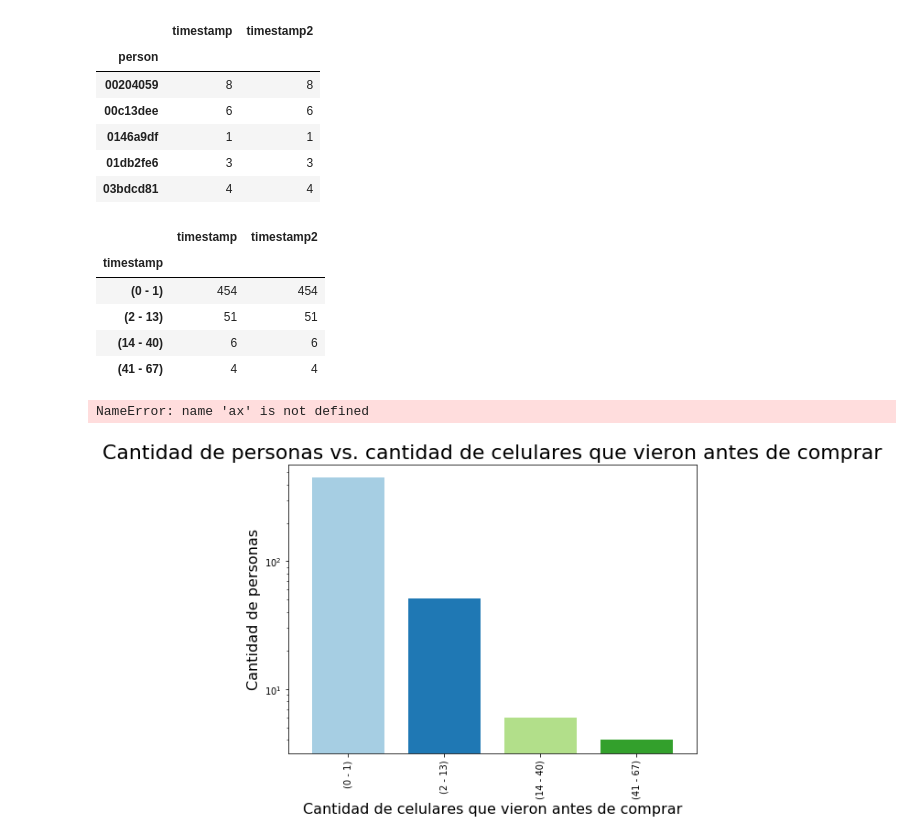
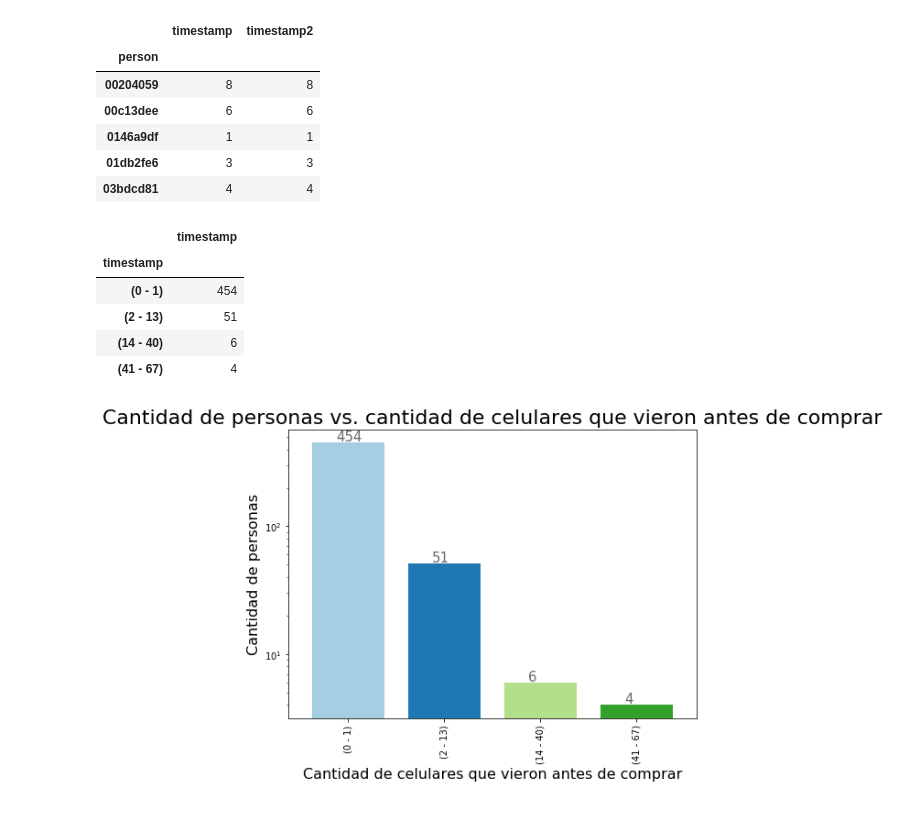
Before and after one commit to SDorgan/TP_Orga_Datos_2018_2C, a Jupyter notebook: cantidad de celulares vistos desde que entro por primera vez hasta que realizo la primer compra.ipynb, the cells around one changed output. Drawn from its saved outputs; the diff is of its cells as text; code cells hidden in the pictures.

```diff
--- a/cantidad de celulares vistos desde que entro por primera vez hasta que realizo la primer compra.ipynb
+++ b/cantidad de celulares vistos desde que entro por primera vez hasta que realizo la primer compra.ipynb
@@ -51,34 +51,32 @@ vistos.head()
 | 03bdcd81 | 4 | 4 |
 # %%
 datos_4_bins = vistos.groupby(pd.cut(vistos["timestamp"], 4, labels = ('(0 - 1)','(2 - 13)', '(14 - 40)','(41 - 67)'))).count()
+datos_4_bins = datos_4_bins.drop(["timestamp2"],axis='columns')
 datos_4_bins
 # %% [output]
-|  | timestamp | timestamp2 |
-| timestamp |  |  |
-| (0 - 1) | 454 | 454 |
-| (2 - 13) | 51 | 51 |
-| (14 - 40) | 6 | 6 |
-| (41 - 67) | 4 | 4 |
+|  | timestamp |
+| timestamp |  |
+| (0 - 1) | 454 |
+| (2 - 13) | 51 |
+| (14 - 40) | 6 |
+| (41 - 67) | 4 |
 # %%
 x = np.logspace(0, 5, num=21)
 y = (np.sin(1.e-2*(x[:-1]-20))+3)**10
 
 p = datos_4_bins.plot(kind='bar',    # Plot a bar chart
         legend=False,    # Turn the Legend off
         width=0.75,      # Set bar width as 75% of space available
         figsize=(8,5.8),  # Set size of plot in inches
         color=[plt.cm.Paired(np.arange(len(vistos)))],
         logy=True)
 
 p.set_xlabel("Cantidad de celulares que vieron antes de comprar", size = 16)
 p.set_ylabel("Cantidad de personas", size = 16)
 p.set_title("Cantidad de personas vs. cantidad de celulares que vieron antes de comprar", size = 22)
 
-for i in ax.patches:
+for i in p.patches:
     # get_width pulls left or right; get_y pushes up or down
-    ax.text (i.get_y()+.38, i.get_width()+.3, \
-            str(round((i.get_y()/total)*100, 2))+'%', fontsize=15,
-color='dimgrey')
+    p.text (i.get_x()+.25, (103*i.get_height()/100), i.get_height(), fontsize=15, color='dimgrey')
 # %% [output]
-NameError: name 'ax' is not defined
-[figure, old version]
+[figure, new version]
```
Also changed, not shown: 1 other file.
